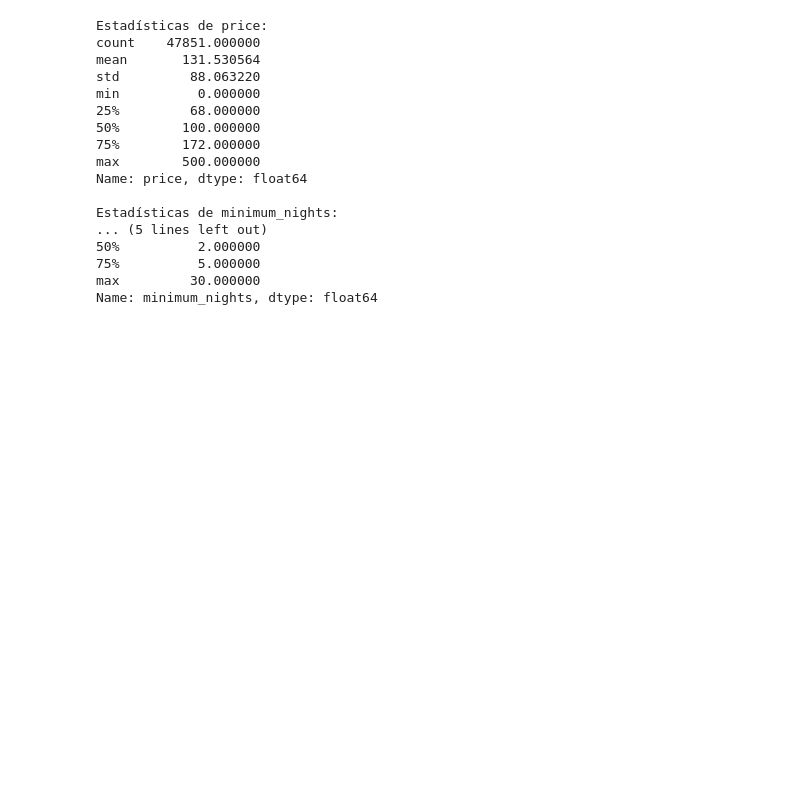
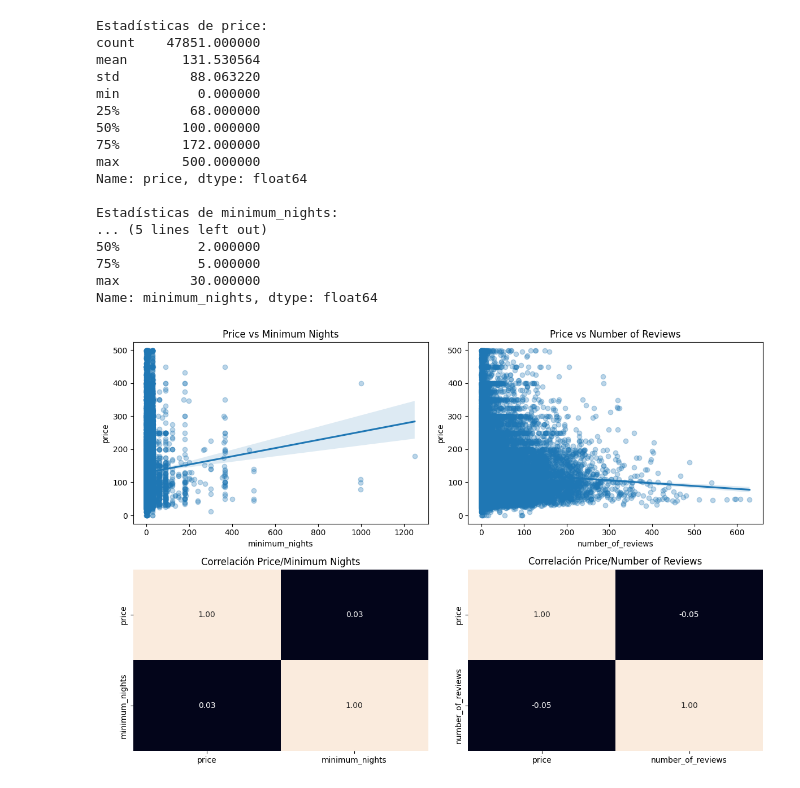
Before and after one commit to 4GeeksAcademy/ingenieropg80.machine-learning-phyton, a Jupyter notebook: src/explore.ipynb, the cells around one changed output. Saved outputs shown, nothing was run; the diff lists cells and outputs as text; code cells hidden in the pictures; blank space fills up the shorter version.

```diff
--- a/src/explore.ipynb
+++ b/src/explore.ipynb
@@ -183,3 +201,26 @@ Estadísticas de minimum_nights:
 75%          5.000000
 max         30.000000
 Name: minimum_nights, dtype: float64
+# %%
+#ANALIS NUMERICO NUMERICO
+# Filtrar precios extremos para mejor visualización
+filtered_data = total_data[total_data['price'] < 500]
+
+fig, axis = plt.subplots(2, 2, figsize=(12, 8))
+
+# 1. price vs minimum_nights
+sns.regplot(ax=axis[0, 0], data=filtered_data, x="minimum_nights", y="price", scatter_kws={'alpha':0.3})
+axis[0, 0].set_title('Price vs Minimum Nights')
+sns.heatmap(filtered_data[["price", "minimum_nights"]].corr(), annot=True, fmt=".2f", ax=axis[1, 0], cbar=False)
+axis[1, 0].set_title('Correlación Price/Minimum Nights')
+
+# 2. price vs number_of_reviews
+sns.regplot(ax=axis[0, 1], data=filtered_data, x="number_of_reviews", y="price", scatter_kws={'alpha':0.3})
+axis[0, 1].set_title('Price vs Number of Reviews')
+sns.heatmap(filtered_data[["price", "number_of_reviews"]].corr(), annot=True, fmt=".2f", ax=axis[1, 1], cbar=False)
+axis[1, 1].set_title('Correlación Price/Number of Reviews')
+
+plt.tight_layout()
+plt.show()
+# %% [output]
+[figure, added]
```
Also changed, not shown: parts of 13 cells of this notebook, 1 other file.
